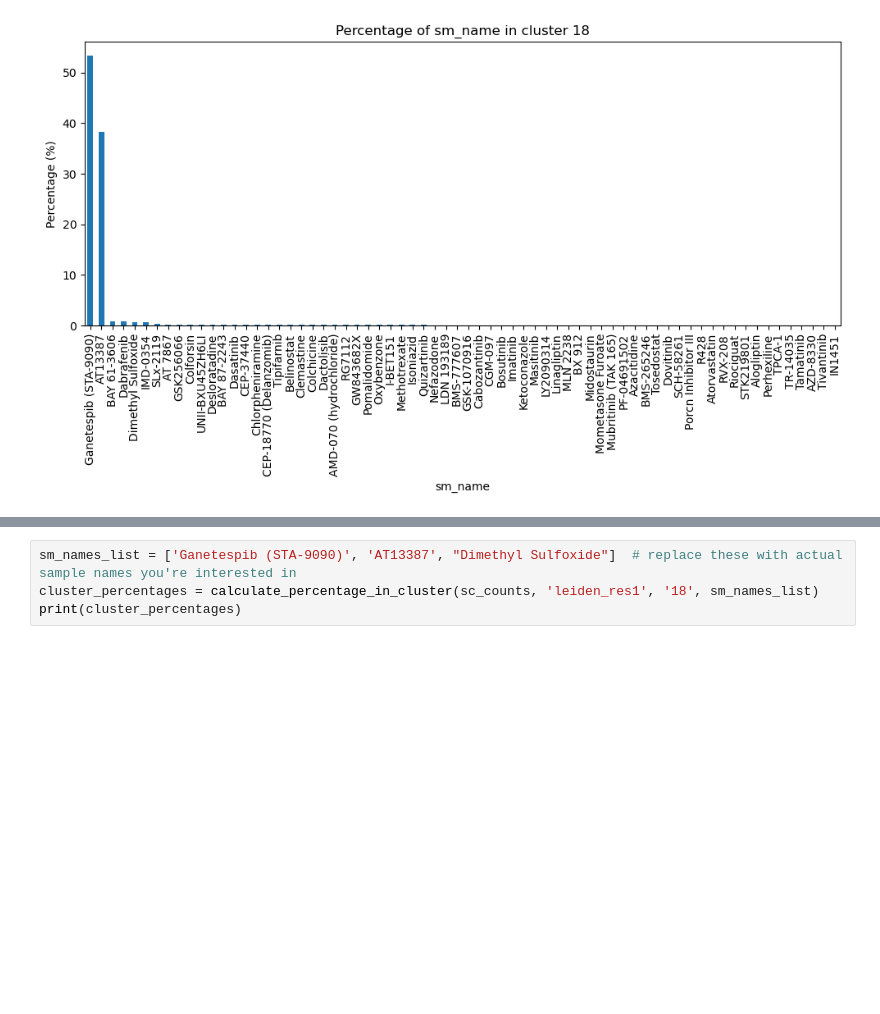
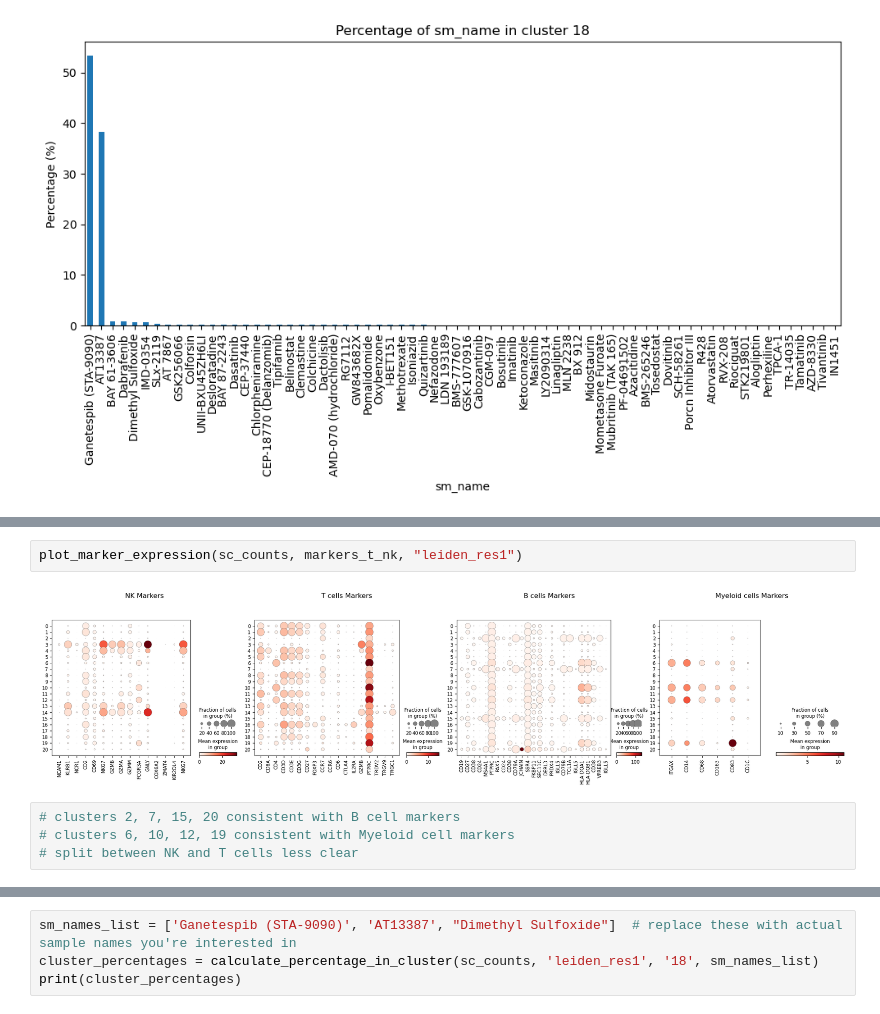
Before and after one commit to theislab/task-dge-perturbation-prediction-analysis, a Jupyter notebook: notebooks/celltype_analysis_1.ipynb, the cells around one changed output, grey strips where cells are left out. Cells and saved outputs as stored; diff of their text form; blank space fills up the shorter version.

```diff
--- a/notebooks/celltype_analysis.ipynb
+++ b/notebooks/celltype_analysis_1.ipynb
@@ -467,0 +533,8 @@ plot_marker_expression(sc_counts, markers_t_nk, groupby)
+# %%
+plot_marker_expression(sc_counts, markers_t_nk, "leiden_res1")
+# %% [output]
+[figure, added]
+# %%
+# clusters 2, 7, 15, 20 consistent with B cell markers
+# clusters 6, 10, 12, 19 consistent with Myeloid cell markers
+# split between NK and T cells less clear
```
Also changed, not shown: parts of 14 cells of this notebook, 1 other file.
